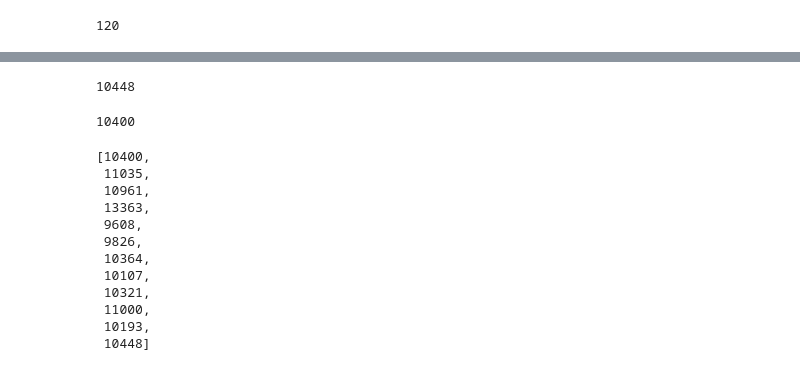
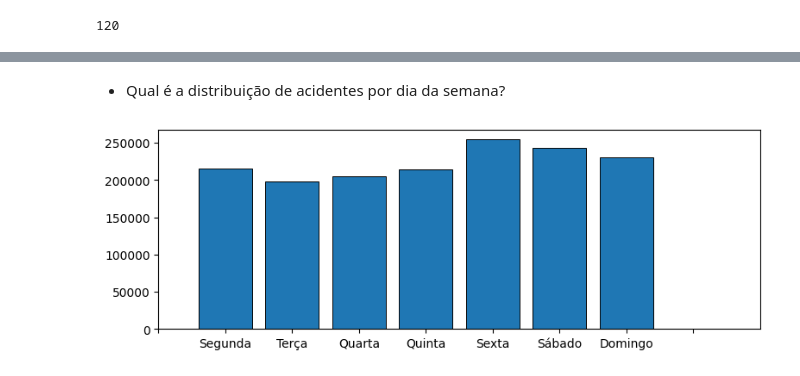
Before and after one commit to expeditow/acidentes-de-transito, a Jupyter notebook: analysis.ipynb, the cells around one changed output, grey strips where cells are left out. Cells and saved outputs as stored; diff of their text form; code cells hidden in the pictures.

```diff
--- a/analysis.ipynb
+++ b/analysis.ipynb
@@ -376,27 +348 @@ plt.show()
 [figure]
-# %%
-# vou ir aos poucos tornando complexo, vou primeiro fazer o gráfico de pontos ao longo dos meses para um único ano
-
-# TODO: Fiz uma alteração na função count_freq para retornar valores ordenados por mês, ver de tirar esse sorted para outros casos
-# aqui é interessante, mas em outros pode não ser
-dic = {}
-
-anos = sorted(list(df['ano'].unique()))
-
-meses = sorted(list(df['mes'].unique()))
-
-for i in anos:
-    dic[i] = count_freq(df[df['ano'] == i], 'mes')[1]
-
-
-"""fig = plt.figure()
-
-fig.suptitle('Acidentes ao longo dos meses no ano')
-ax = fig.add_subplot()
-
-ax.plot(meses, dic[anos[0]], '-o')
-
-
-ax.set(xticks=np.arange(1, len(meses)+1))
-
-plt.show()"""
@@ -405,31 +349,21 @@ plt.show()"""
-# %%
-dic['2007'][11]
-# %% [output]
-10448
-# %%
-dic['2007'][0]
-# %% [output]
-10400
-# %%
-""""
-dic['2007'] retorna : [10400, 11035, 10961, 13363, 9608,
-                        9826, 10364, 10107, 10321, 11000,
-                        10193, 10448]
-
-que basicamente seria: 2007/1, 2007/2 que seria o ideal para printarmos uma série temporal
-
-colocar outro dicionário -> 2007/1 = dic['2007'][0] -> podemos, então vai percorrer até -1
-"""
-# %% [output]
-[10400,
- 11035,
- 10961,
- 13363,
- 9608,
- 9826,
- 10364,
- 10107,
- 10321,
- 11000,
- 10193,
- 10448]
+# %% [markdown]
+- Qual é a distribuição de acidentes por dia da semana?
+# %%
+# Ajeitar pq isso está mt feio, tenho que tornar aquela função mais modular ou melhorar isso aqui
+
+dias_semana, freq_dias_semana = count_freq(df, 'dia_semana')
+dic = {}
+
+for i in range(len(dias_semana)):
+    dic[dias_semana[i]] = freq_dias_semana[i]
+
+
+ordem = ['Segunda', 'Terça', 'Quarta', 'Quinta', 'Sexta', 'Sábado', 'Domingo']
+dias_semana = sorted(dias_semana, key=ordem.index)
+
+for i in range(len(dias_semana)):
+    freq_dias_semana[i] = dic[dias_semana[i]]
+
+plot_bar(dias_semana, freq_dias_semana)
+# %% [output]
+[figure, added]
```
Also changed, not shown: parts of 80 cells of this notebook.
